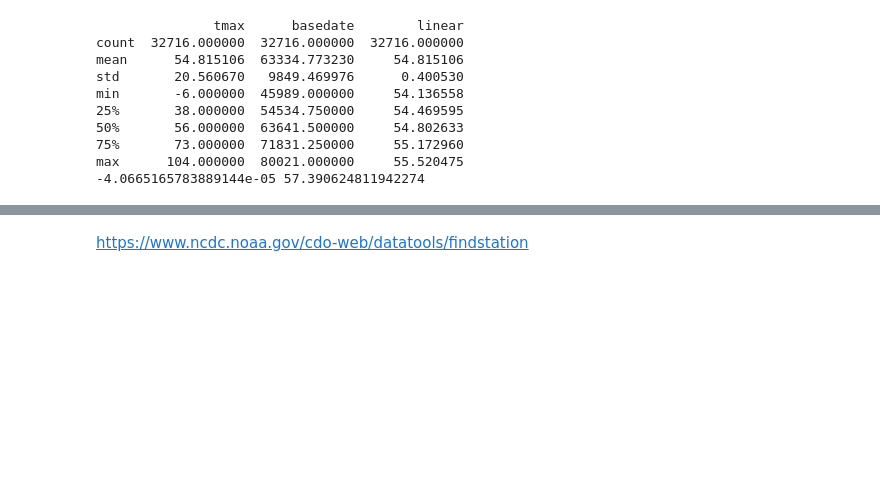
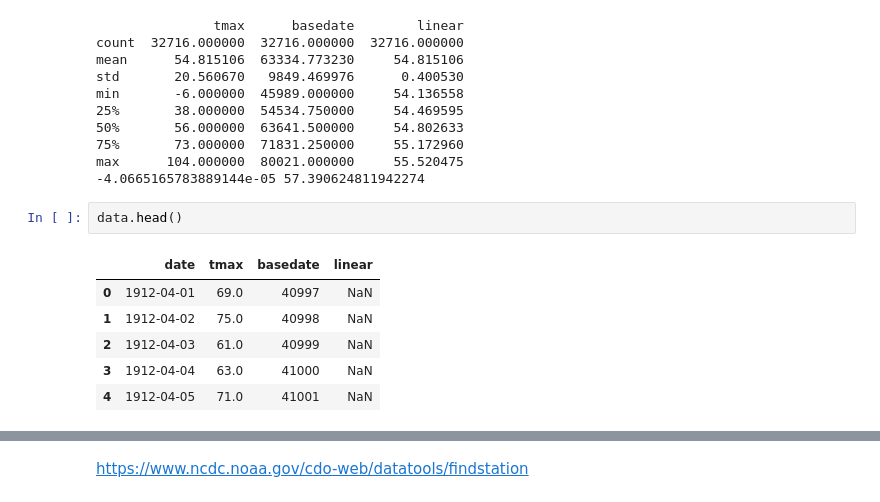
Before and after one commit to robertchase/jupyter, a Jupyter notebook: notebooks/bangor.ipynb, the cells around one changed output, grey strips where cells are left out. Saved outputs shown, nothing was run; the diff lists cells and outputs as text; blank space fills up the shorter version.

```diff
--- a/notebooks/bangor.ipynb
+++ b/notebooks/bangor.ipynb
@@ -30,3 +64,12 @@ min       -6.000000  45989.000000     54.136558
 75%       73.000000  71831.250000     55.172960
 max      104.000000  80021.000000     55.520475
 -4.0665165783889144e-05 57.390624811942274
+# %%
+data.head()
+# %% [output]
+|  | date | tmax | basedate | linear |
+| 0 | 1912-04-01 | 69.0 | 40997 | NaN |
+| 1 | 1912-04-02 | 75.0 | 40998 | NaN |
+| 2 | 1912-04-03 | 61.0 | 40999 | NaN |
+| 3 | 1912-04-04 | 63.0 | 41000 | NaN |
+| 4 | 1912-04-05 | 71.0 | 41001 | NaN |
```
Also changed, not shown: parts of 12 cells of this notebook, 13 other files.
